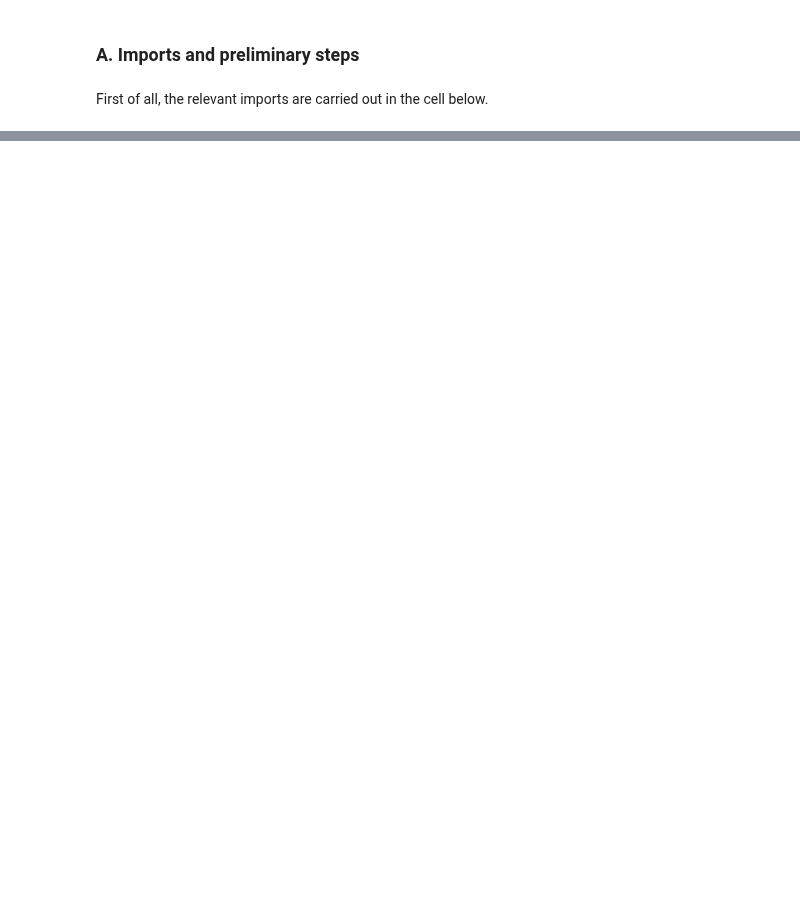
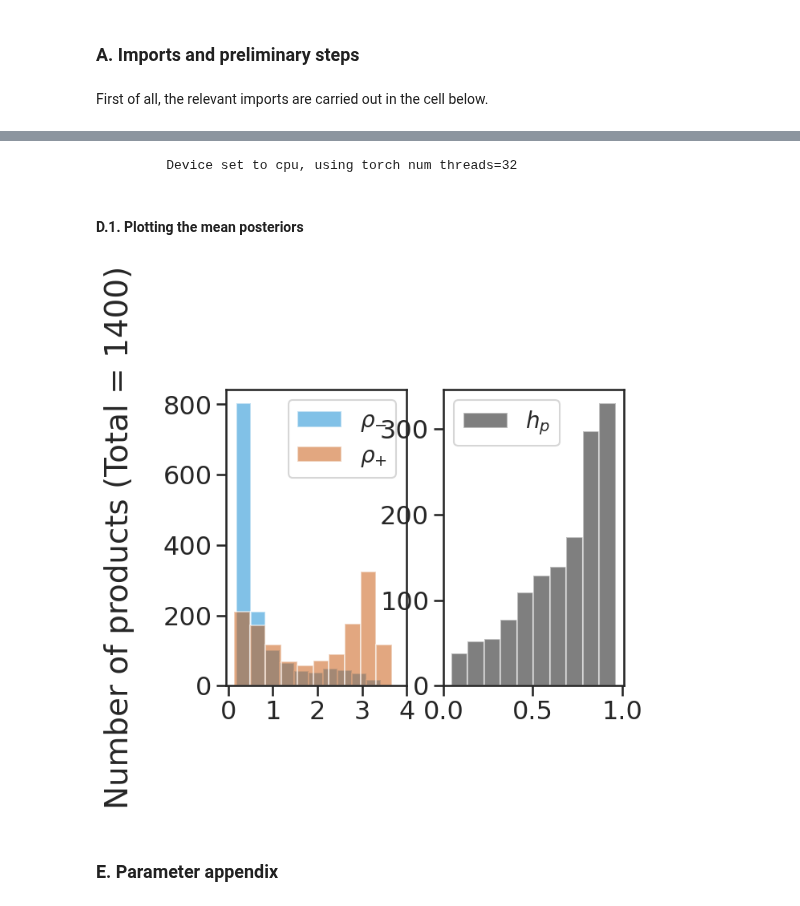
Before and after one commit to narendramukherjee/reputation-systems, a Jupyter notebook: snpe/tutorials/inference.ipynb, the cells around one changed output, grey strips where cells are left out. Saved outputs shown, nothing was run; the diff lists cells and outputs as text; code cells hidden in the pictures; blank space fills up the shorter version.

```diff
--- a/snpe/tutorials/inference.ipynb
+++ b/snpe/tutorials/inference.ipynb
@@ -213,0 +323,13 @@ posterior_samples = sample_posterior_with_observed("cuda", timeseries_data, 10,
+# %%
+posterior_simulations, simulation_parameters = sample_posterior_on_simulations(
+    "cpu", 100, "marketplace", "timeseries", 563)
+# %% [output]
+         Device set to cpu, using torch num threads=32
+# %% [markdown]
+#### D.1. Plotting the mean posteriors
+# %%
+plot_mean_posteriors_for_products(posterior_simulations)
+# %% [output]
+[figure, added]
+# %% [markdown]
+### E. Parameter appendix
```
Also changed, not shown: parts of 30 cells of this notebook.
